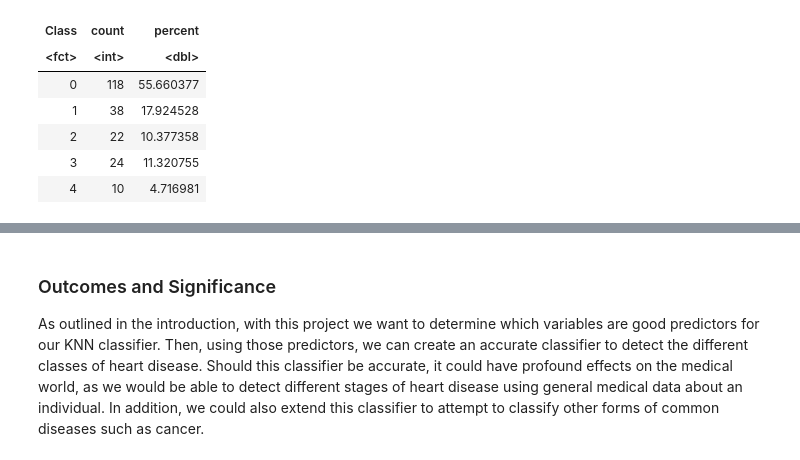
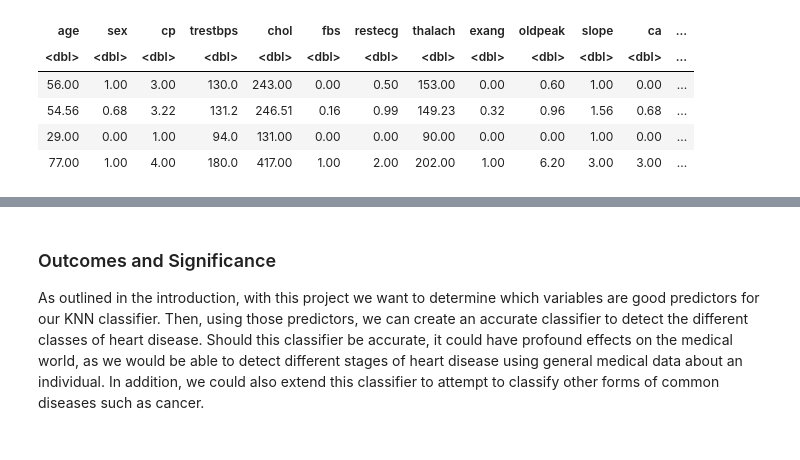
Before and after one commit to jamiema1/Predicting-Heart-Disease-with-KNN-Algorithm, a Jupyter notebook: heart_disease_data.ipynb, the cells around one changed output, grey strips where cells are left out. Drawn from its saved outputs; the diff is of its cells as text; code cells hidden in the pictures.

```diff
--- a/heart_disease_data.ipynb
+++ b/heart_disease_data.ipynb
@@ -176,17 +84,0 @@ Warning message in merge.data.frame(., cleveland_section_10, by = "index"):
-# %%
-#creates a data table with only the 14 attributes listed in published experiments
-heart_data <- heart_data_all %>%
-            select("Stat 3", "Stat 4", "Stat 9", "Stat 10", "Stat 12", "Stat 16", "Stat 19", "Stat 32", "Stat 38",
-                   "Stat 40", "Stat 41", "Stat 44", "Stat 51", diagnosis)
-
-#renames the columns
-colnames(heart_data) <- c("age", "sex", "cp", "trestbps", "chol", "fbs", "restecg", "thalach", "exang", "oldpeak",
-                          "slope", "ca", "thal", "Class")
-
-#standardizes the variables
-# heart_data_attributes <- heart_data_attributes %>%
-#     mutate(age = scale(age, center = T),
-#           chol = scale(chol, center = T))
-# heart_data_attributes
-
-head(heart_data)
@@ -210,35 +136,27 @@ heart_test <- testing(heart_split)
 # %%
-#creates a table that displays the count and percentage of each class in the training data
-heart_proportions <- heart_train %>%
-                      group_by(Class) %>%
-                      summarize("count" = n()) %>%
-                      mutate(percent = 100*count/nrow(heart_train))
-heart_proportions
-
-
-#creates a data table with the mean, median, min, and max values of each of the variables
-heart_averages_1 <- heart_train %>%
-                    select(-Class) %>%
-                    map_df(median) %>%
-                    mutate(Stat = "median")
-heart_averages_2 <- heart_train %>%
-                    select(-Class) %>%
-                    map_df(mean) %>%
-                    t() %>%
-                    round(digits = 2) %>%
-                    t() %>%
-                    as.tibble() %>%
-                    mutate(Stat = "mean")
-heart_averages_3 <- heart_train %>%
-                    select(-Class) %>%
-                    map_df(min) %>%
-                    mutate(Stat = "min")
-heart_averages_4 <- heart_train %>%
-                    select(-Class) %>%
-                    map_df(max) %>%
-                    mutate(Stat = "max")
+#creates a data table with the mean, median, min, and max values of each predictors
+heart_median <- heart_train %>%
+                select(-Class) %>%
+                map_df(median, na.rm = TRUE) %>%
+                mutate(Stat = "median")
+heart_mean <- heart_train %>%
+                select(-Class) %>%
+                map_df(mean, na.rm = TRUE) %>%
+                t() %>%
+                round(digits = 2) %>%
+                t() %>%
+                as.tibble() %>%
+                mutate(Stat = "mean")
+heart_min <- heart_train %>%
+                select(-Class) %>%
+                map_df(min, na.rm = TRUE) %>%
+                mutate(Stat = "min")
+heart_max <- heart_train %>%
+                select(-Class) %>%
+                map_df(max, na.rm = TRUE) %>%
+                mutate(Stat = "max")
 
 #combines all of the statistical measurements into one table
-heart_averages <- rbind(heart_averages_1, heart_averages_2, heart_averages_3, heart_averages_4)
+heart_averages <- rbind(heart_median, heart_mean, heart_min, heart_max)
 heart_averages
 # %% [output]
@@ -247,7 +164,6 @@ A tibble: 5 × 3
-| Class | count | percent |
-| <fct> | <int> | <dbl> |
-| 0 | 118 | 55.660377 |
-| 1 | 38 | 17.924528 |
-| 2 | 22 | 10.377358 |
-| 3 | 24 | 11.320755 |
-| 4 | 10 | 4.716981 |
+| age | sex | cp | trestbps | chol | fbs | restecg | thalach | exang | oldpeak | slope | ca | ... |
+| <dbl> | <dbl> | <dbl> | <dbl> | <dbl> | <dbl> | <dbl> | <dbl> | <dbl> | <dbl> | <dbl> | <dbl> | ... |
+| 56.00 | 1.00 | 3.00 | 130.0 | 243.00 | 0.00 | 0.50 | 153.00 | 0.00 | 0.60 | 1.00 | 0.00 | ... |
+| 54.56 | 0.68 | 3.22 | 131.2 | 246.51 | 0.16 | 0.99 | 149.23 | 0.32 | 0.96 | 1.56 | 0.68 | ... |
+| 29.00 | 0.00 | 1.00 | 94.0 | 131.00 | 0.00 | 0.00 | 90.00 | 0.00 | 0.00 | 1.00 | 0.00 | ... |
+| 77.00 | 1.00 | 4.00 | 180.0 | 417.00 | 1.00 | 2.00 | 202.00 | 1.00 | 6.20 | 3.00 | 3.00 | ... |
```
Also changed, not shown: parts of 22 cells of this notebook.
